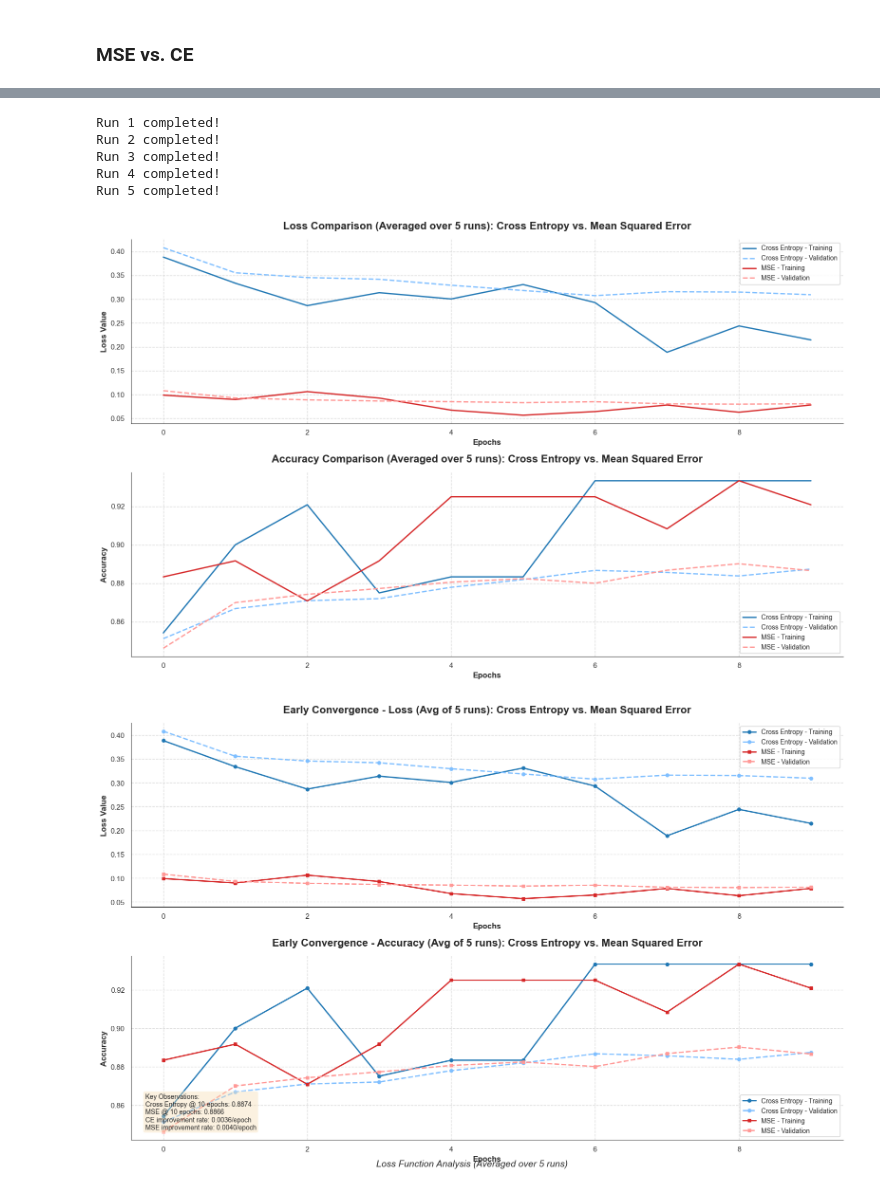
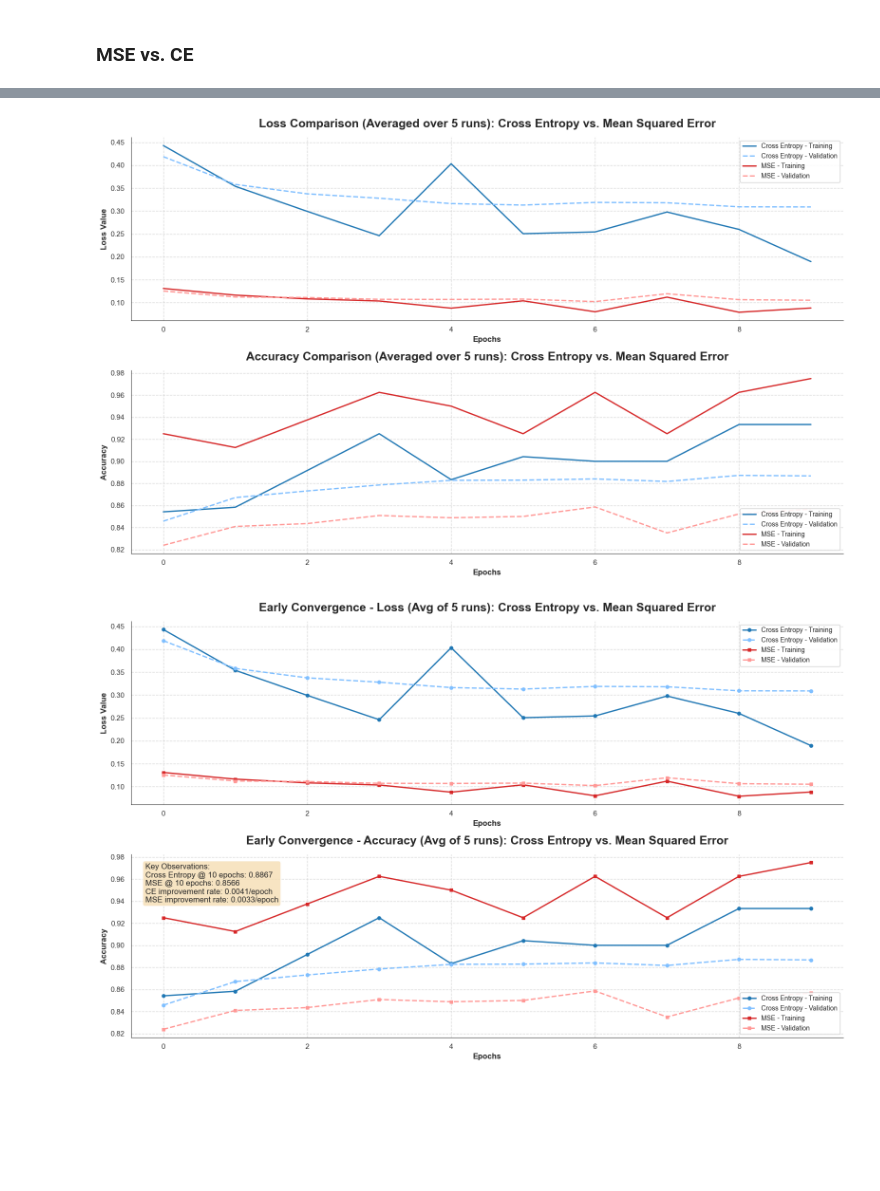
Before and after one commit to BullsEye268/da6401_assignment1, a Jupyter notebook: trials_2.ipynb, the cells around one changed output, grey strips where cells are left out. Saved outputs shown, nothing was run; the diff lists cells and outputs as text; code cells hidden in the pictures; blank space fills up the shorter version.

```diff
--- a/trials_2.ipynb
+++ b/trials_2.ipynb
@@ -640,18 +623,14 @@ def analyze_results(results):
-# %%
-results = plot_loss_comparison(
-    X_train=X_train,
-    y_train=y_train,
-    X_val=X_val,
-    y_val=y_val
-)
-# %% [output]
-Run 1 completed!
-Run 2 completed!
-Run 3 completed!
-Run 4 completed!
-Run 5 completed!
-[figure, removed]
-[figure, removed]
+# %%
+results = plot_loss_comparison(
+    ce_histories=ce_histories,
+    ce_models=ce_models,
+    mse_histories=mse_histories,
+    mse_models=mse_models,
+    epochs=config_1.epochs
+)
+# %% [output]
+[figure, added]
+[figure, added]
 # %%
 analyze_results(results)
 # %% [output]
```
Also changed, not shown: parts of 6 cells of this notebook, 3 other files.
